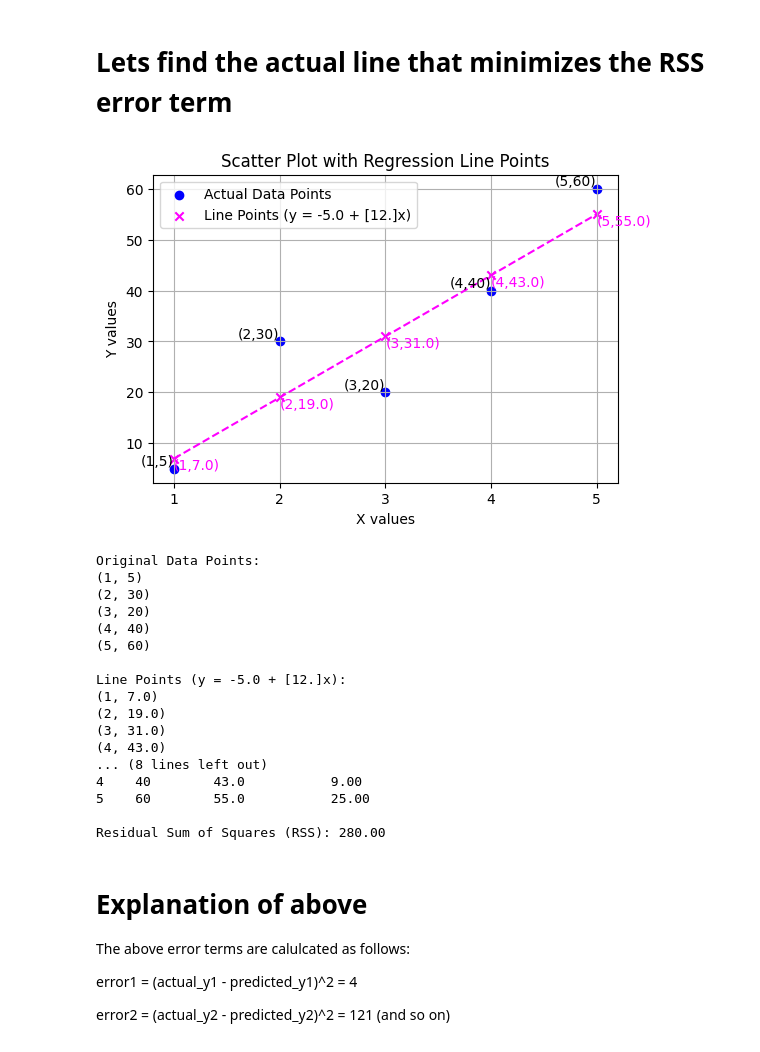
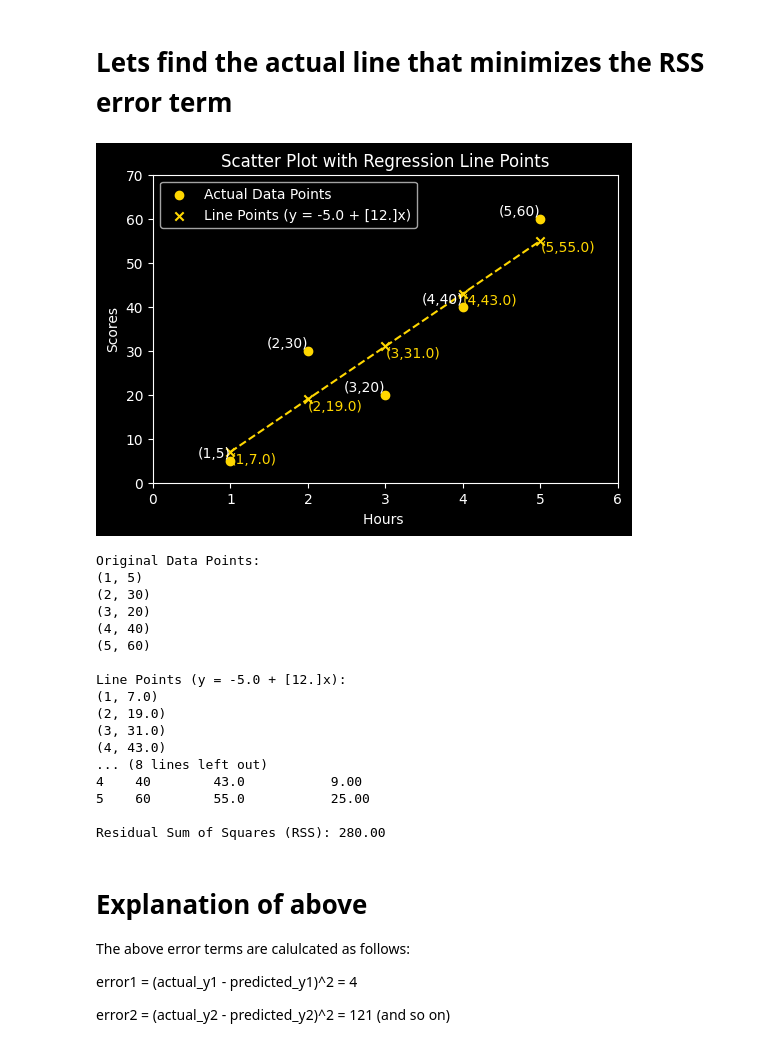
Before and after one commit to ash322ash422/tut_ml, a Jupyter notebook: tut_regression_linear_regression/tut_ml_LinearRegressionExplained.ipynb, the cells around one changed output. Cells and saved outputs as stored; diff of their text form; code cells hidden in the pictures.

```diff
--- a/tut_regression_linear_regression/tut_ml_LinearRegressionExplained.ipynb
+++ b/tut_regression_linear_regression/tut_ml_LinearRegressionExplained.ipynb
@@ -0,0 +23,9 @@
+# %%
+import pandas as pd
+import numpy as np
+
+# Lets import some visual lib.
+import matplotlib.pyplot as plt
+import seaborn as sns
+from sklearn.linear_model import LinearRegression
+plt.style.use('dark_background')
@@ -204,36 +295,38 @@ RSS = error1 + error2 + error3 + error4 + error5 = 64 + 54 + 121 + 0 + 121 = 370
 # Line 3
 # %%
 # Calculate y values for the line only at given x values
-line_eq = "y = 10x + 1"
-color = "black"
+line_eq = "y = 1 + 10x"
+color = "gold"
 y_line = 10 * x + 1
 
 # Create the plot
 plt.figure(figsize=(6, 4))
 
 # Scatter plot of actual data points
-plt.scatter(x, y, color='blue', label='Actual Data Points', marker='o')
+plt.scatter(x, y, color='gold', label='Actual Data Points', marker='o')
 
 # Scatter plot for y = 10x + 5 at given x values
 plt.scatter(x, y_line, color=color, label=f'Line Points ({line_eq})', marker='x')
 
 # Connect the red points to form a line
-plt.plot(x, y_line, color=color, linestyle='--')
+plt.plot(x, y_line, color=color)
 
 # Annotate each point
 for i in range(len(x)):
     plt.text(x[i], y[i], f"({x[i]},{y[i]})", fontsize=10, verticalalignment='bottom', horizontalalignment='right')
     plt.text(x[i], y_line[i], f"({x[i]},{y_line[i]})", fontsize=10, verticalalignment='top', horizontalalignment='left', color=color)
 
-# Set only actual x values on the x-axis
-plt.xticks(x)
+# Set the x and y axis limits and ticks
+plt.xlim(0, 6) # Set x-axis limits from 0 to 6
+plt.ylim(0, 70) # Set y-axis limits from 0 to 70
+plt.yticks(np.arange(0, 71, 10)) # Set y-axis ticks with a step of 10
 
 # Labels, title, and legend
 plt.xlabel("X values")
 plt.ylabel("Y values")
 plt.title("Scatter Plot with Regression Line Points")
 plt.legend()
-plt.grid(True)
+# plt.grid(True)
 
 # Show the plot
 plt.show()
@@ -310,14 +403,14 @@ m = model.coef_ # calculate slope
 
 # Calculate y values for the line only at given x values
 line_eq = f"y = {b} + {m}x"
-color = "magenta"
+color = "gold"
 y_line = b + m * x
 
 # Create the plot
 plt.figure(figsize=(6, 4))
 
 # Scatter plot of actual data points
-plt.scatter(x, y, color='blue', label='Actual Data Points', marker='o')
+plt.scatter(x, y, color='gold', label='Actual Data Points', marker='o')
 
 # Scatter plot for y = 10x + 5 at given x values
 plt.scatter(x, y_line, color=color, label=f'Line Points ({line_eq})', marker='x')
@@ -330,41 +423,43 @@ for i in range(len(x)):
     plt.text(x[i], y[i], f"({x[i]},{y[i]})", fontsize=10, verticalalignment='bottom', horizontalalignment='right')
     plt.text(x[i], y_line[i], f"({x[i]},{y_line[i]})", fontsize=10, verticalalignment='top', horizontalalignment='left', color=color)
 
-# Set only actual x values on the x-axis
-plt.xticks(x)
+# Set the x and y axis limits and ticks
+plt.xlim(0, 6) # Set x-axis limits from 0 to 6
+plt.ylim(0, 70) # Set y-axis limits from 0 to 70
+plt.yticks(np.arange(0, 71, 10)) # Set y-axis ticks with a step of 10
 
 # Labels, title, and legend
-plt.xlabel("X values")
-plt.ylabel("Y values")
+plt.xlabel("Hours ")
+plt.ylabel("Scores")
 plt.title("Scatter Plot with Regression Line Points")
 plt.legend()
-plt.grid(True)
+# plt.grid(True)
 
 # Show the plot
 plt.show()
 
 # Print table of original and predicted values
 print("Original Data Points:")
 print("\n".join(f"({x[i]}, {y[i]})" for i in range(len(x))))
 
 print(f"\nLine Points ({line_eq}):")
 print("\n".join(f"({x[i]}, {y_line[i]})" for i in range(len(x))))
 
 # Compute RSS error terms
 errors = (y - y_line) ** 2
 RSS = np.sum(errors)  # Residual Sum of Squares
 
 # Print error table
 print("\nTable of Errors:")
 print(f"{'X':<5}{'Actual Y':<10}{'Predicted Y':<15}{'Error Term (Squared)':<20}")
 print("-" * 50)
 for i in range(len(x)):
     print(f"{x[i]:<5}{y[i]:<10}{y_line[i]:<15}{errors[i]:<20.2f}")
 
 # Print total RSS
 print(f"\nResidual Sum of Squares (RSS): {RSS:.2f}")
 # %% [output]
-[figure, old version]
+[figure, new version]
 Original Data Points:
 (1, 5)
 (2, 30)
```
Also changed, not shown: parts of 8 cells of this notebook, 4 other files.
